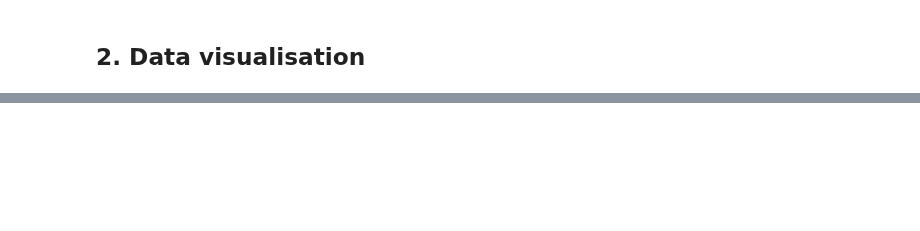
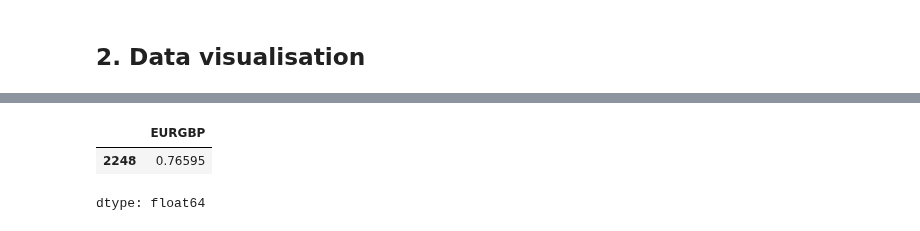
Before and after one commit to Krzesimir13/DataQuest, a Jupyter notebook: eurgbp_visualisation.ipynb, the cells around one changed output, grey strips where cells are left out. Cells and saved outputs as stored; diff of their text form; code cells hidden in the pictures; blank space fills up the shorter version.

```diff
--- a/eurgbp_visualisation.ipynb
+++ b/eurgbp_visualisation.ipynb
@@ -82,10 +83,10 @@ Index(['Period\Unit:', '[Australian dollar ]', '[Bulgarian lev ]',
        '[South African rand ]'],
       dtype='object')
 # %%
-eurgbp = data.set_index(r'Period\Unit:')['[UK pound sterling ]']
-eurgbp.index = pd.to_datetime(eurgbp.index)
-eurgbp.index.name = 'Date'
-eurgbp.rename('EURGBP', inplace=True)
+eurgbp = data.loc[:,[r'Period\Unit:','[UK pound sterling ]']]
+eurgbp = eurgbp.rename(columns={r'Period\Unit:' : 'Date',
+                       '[UK pound sterling ]' : 'EURGBP'},)
 eurgbp = eurgbp.replace('-', np.nan).dropna().sort_index()
-eurgbp = eurgbp.astype(float)
+eurgbp['EURGBP'] = eurgbp['EURGBP'].astype(float)
+eurgbp['Date'] = pd.to_datetime(eurgbp['Date'])
 # %%
@@ -102,8 +108,6 @@ Here, I will convert my `eurgbp` Series to DataFrame because it will be easier t
 # %%
-sns.set()
-
-gbp = pd.DataFrame({'Spot' : eurgbp, 'MA30' : eurgbp.rolling(30).mean(),
-                   'MA100' : eurgbp.rolling(100).mean(),
-                   'MA200' : eurgbp.rolling(200).mean()}).loc['2010':]
-
-px.line(gbp)
+eurgbp_all = eurgbp.copy()
+eurgbp = eurgbp.loc[eurgbp['Date'] > '2010', :]
+eurgbp['MA50'] = eurgbp['EURGBP'].rolling(50).mean()
+eurgbp['MA100'] = eurgbp['EURGBP'].rolling(100).mean()
+eurgbp['MA200'] = eurgbp['EURGBP'].rolling(200).mean()
@@ -111,0 +247,6 @@ px.line(gbp)
+# %%
+eurgbp.loc[eurgbp["Date"] == "2016-06-23"]['EURGBP']
+# %% [output]
+|  | EURGBP |
+| 2248 | 0.76595 |
+dtype: float64
```
Also changed, not shown: parts of 9 cells of this notebook.
